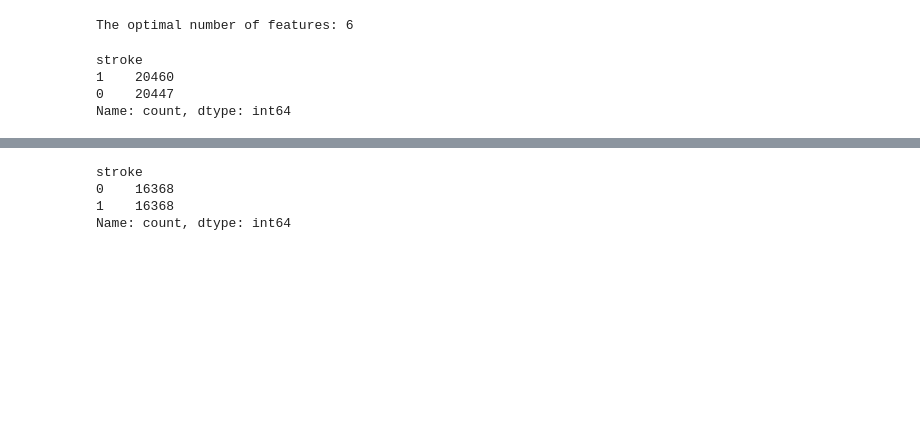
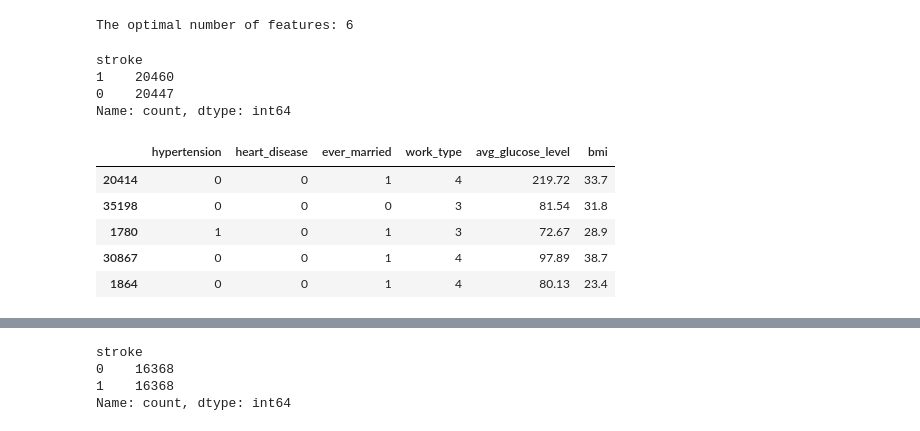
Before and after one commit to Hajranazbytama/tsdn24, a Jupyter notebook: Model_Prediction/stroke.ipynb, the cells around one changed output, grey strips where cells are left out. Cells and saved outputs as stored; diff of their text form; code cells hidden in the pictures; blank space fills up the shorter version.

```diff
--- a/Model_Prediction/stroke.ipynb
+++ b/Model_Prediction/stroke.ipynb
@@ -147,3 +147,12 @@ Name: count, dtype: int64
 # %%
 ##Membagi data
 X_train, X_test, y_train, y_test = train_test_split(X_selected, y, test_size=0.2, random_state=42, stratify=y)
+# %%
+X_train.head()
+# %% [output]
+|  | hypertension | heart_disease | ever_married | work_type | avg_glucose_level | bmi |
+| 20414 | 0 | 0 | 1 | 4 | 219.72 | 33.7 |
+| 35198 | 0 | 0 | 0 | 3 | 81.54 | 31.8 |
+| 1780 | 1 | 0 | 1 | 3 | 72.67 | 28.9 |
+| 30867 | 0 | 0 | 1 | 4 | 97.89 | 38.7 |
+| 1864 | 0 | 0 | 1 | 4 | 80.13 | 23.4 |
```
Also changed, not shown: parts of 1 cell of this notebook, 1 other file.
